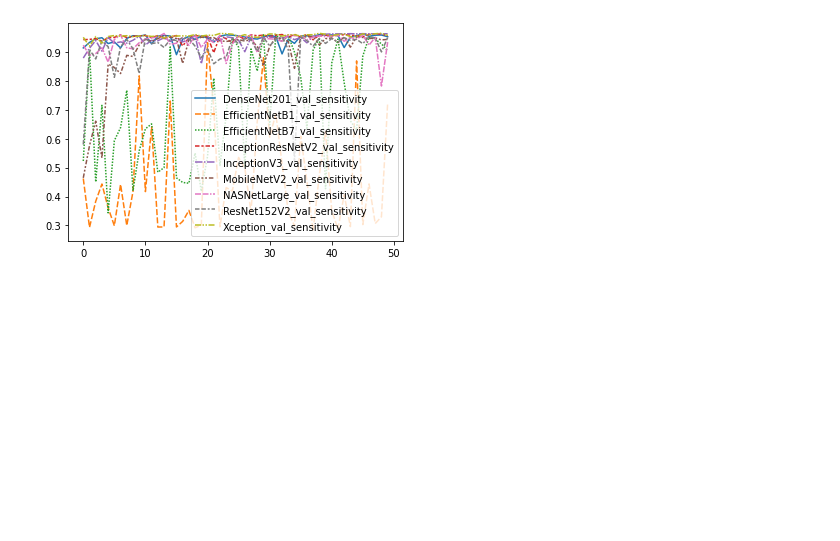
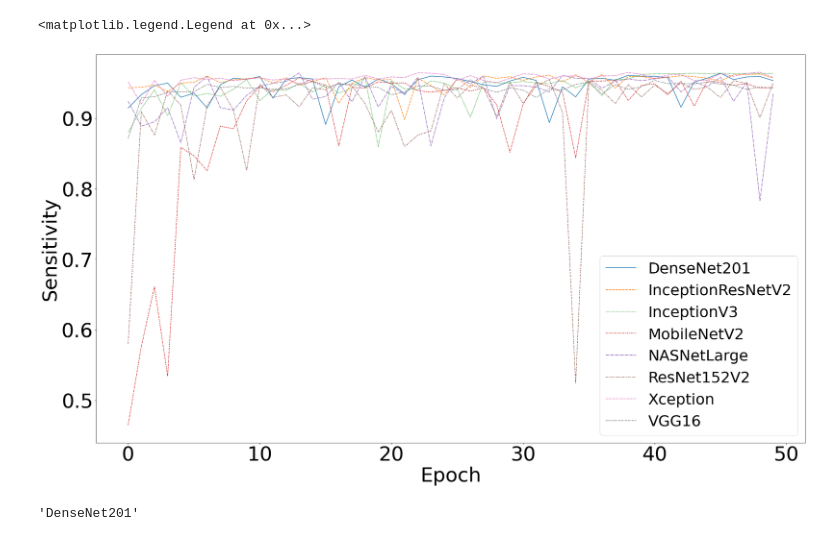
Before and after one commit to Jimut123/CXR_Covid-19, a Jupyter notebook: Graphing/Graphs.ipynb, the cells around one changed output. Drawn from its saved outputs; the diff is of its cells as text; code cells hidden in the pictures; blank space fills up the shorter version.

```diff
--- a/Graphing/Graphs.ipynb
+++ b/Graphing/Graphs.ipynb
@@ -41,3 +55,6 @@ for i in range(len(paths)):
         files[i] = pd.read_json(paths[i])
     except Exception as e:
         print(e)
+
+VGG16 = pd.read_json('../Comparison/100e_VGG_16_360x360_128-32-3_history.json')
+VGG16 = VGG16[:-50] # This is a history of 100epochs. Removed the last 50 rows!
@@ -69,19 +86,19 @@ import numpy as np
 df_sensi = pd.DataFrame()
 df_speci = pd.DataFrame()
 df_loss = pd.DataFrame()
-#df_preci = pd.DataFrame()
+df_accu = pd.DataFrame()
 
 df_sensi = df_sensi[0:0]
 df_speci = df_speci[0:0]
 df_loss = df_loss[0:0]
-#df_preci = df_preci[0:0]
+df_accu = df_accu[0:0]
 
 for i in range(len(paths)):
     name = paths[i].split("_")[4].strip()
     target1 = 'val_sensitivity'
     target2 = 'val_specificity'
     target3 = 'val_loss'
-    target4 = 'val_precision'
+    target4 = 'val_accuracy'
     col_sensi = name + '_' +target1
     col_speci = name + '_' +target2
     col_loss = name + '_' +target3
@@ -89,4 +106,4 @@ for i in range(len(paths)):
     df_sensi[col_sensi] = files[i][target1]
     df_speci[col_speci] = files[i][target2]
     df_loss[col_loss] = files[i][target3]
-    #df_preci[col_preci] = files[i][target4]
+    df_accu[col_preci] = files[i][target4]
@@ -95,2 +110,5 @@ KeyError: 'val_precision'
 # %%
-df_sensi
+df_sensi["VGG16_val_sensitivity"] = VGG16["val_sensitivity"]
+df_speci["VGG16_val_specificity"] = VGG16["val_specificity"]
+df_loss["VGG16_val_loss"] = VGG16["val_loss"]
+df_accu["VGG16_val_accu"] = VGG16["val_accuracy"]
@@ -134,0 +115,6 @@ df_speci
+# %%
+# Remove EfficientNetBx's for now!
+df_sensi = df_sensi.drop(['EfficientNetB1_val_sensitivity', 'EfficientNetB7_val_sensitivity'], axis=1)
+df_speci = df_speci.drop(['EfficientNetB1_val_specificity', 'EfficientNetB7_val_specificity'], axis=1)
+df_loss = df_loss.drop(['EfficientNetB1_val_loss', 'EfficientNetB7_val_loss'], axis=1)
+df_accu = df_accu.drop(['EfficientNetB1_val_accuracy', 'EfficientNetB7_val_accuracy'], axis=1)
@@ -135,6 +141,22 @@ df_speci
 # %%
 import seaborn as sns
 
+rcParams['figure.figsize'] = 32,18
+rcParams['legend.fontsize'] = 38
+sns.color_palette('bright')
+
 ax = sns.lineplot(data=df_sensi)
+
+ax.set_xlabel('Epoch', fontsize=50)
+ax.set_ylabel('Sensitivity', fontsize=50)
+ax.tick_params(labelsize=50)
+
+handles, labels1 = ax.get_legend_handles_labels()
+for i in range(len(labels)):
+    labels1[i] = labels1[i].split("_")[0].strip()
+ax.legend(handles=handles[0:], labels=labels[0:])
+#ax.legend(handles= handles, labels=labels1, loc='center left', bbox_to_anchor=(1, 0.5))
+#plt.legend(loc = 2, bbox_to_anchor = (1,1))
 # %% [output]
+<matplotlib.legend.Legend at 0x...>
-[figure, old version]
+[figure, new version]
@@ -141 +166,5 @@ ax = sns.lineplot(data=df_sensi)
+# %%
+labels[0].split("_")[0]
+# %% [output]
+'DenseNet201'
 # %%
```
Also changed, not shown: parts of 18 cells of this notebook, 6 other files.
